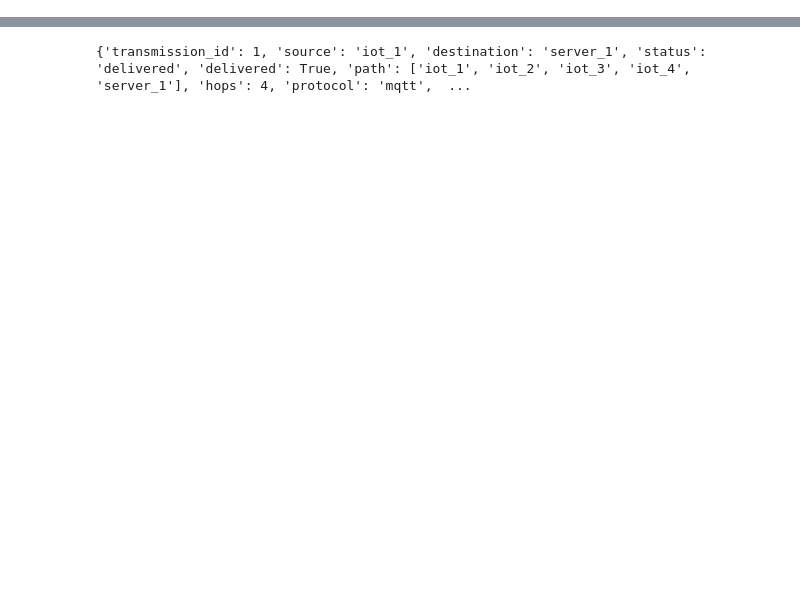
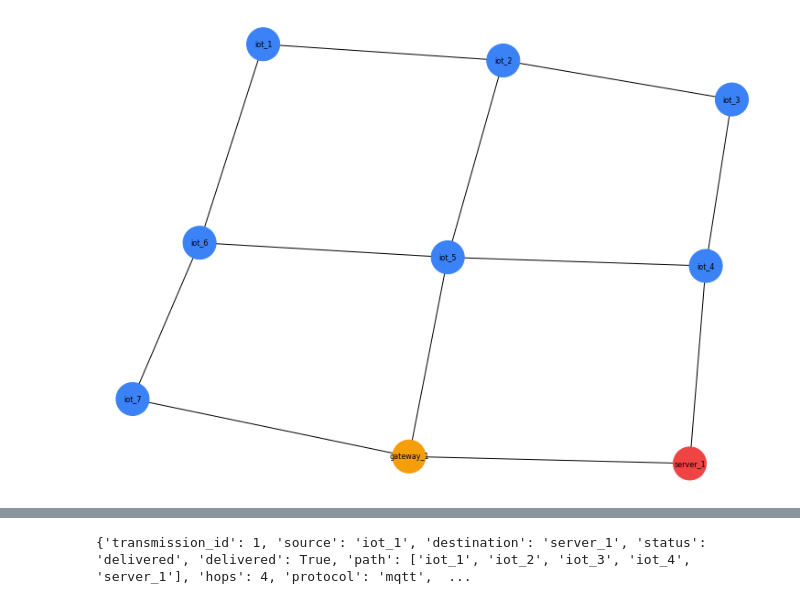
Before and after one commit to sayydaviid/PQC-IOT-SImulator, a Jupyter notebook: PQC.ipynb, the cells around one changed output, grey strips where cells are left out. Drawn from its saved outputs; the diff is of its cells as text; code cells hidden in the pictures; blank space fills up the shorter version.

```diff
--- a/PQC.ipynb
+++ b/PQC.ipynb
@@ -21,8 +21,5 @@ PAYLOAD = {
 rede = Network(verbose=True)
 
 rede.set_ready_topology("grade", 3, 3)
-rede.set_protocol("mqtt")
-rede.set_crypto_mode(CRYPTO_MODE)
-
-print(rede.summary())
+rede.draw();
 # %% [output]
@@ -41,0 +31 @@ print(rede.summary())
+[figure, added]
```
Also changed, not shown: parts of 9 cells of this notebook, 18 other files.
